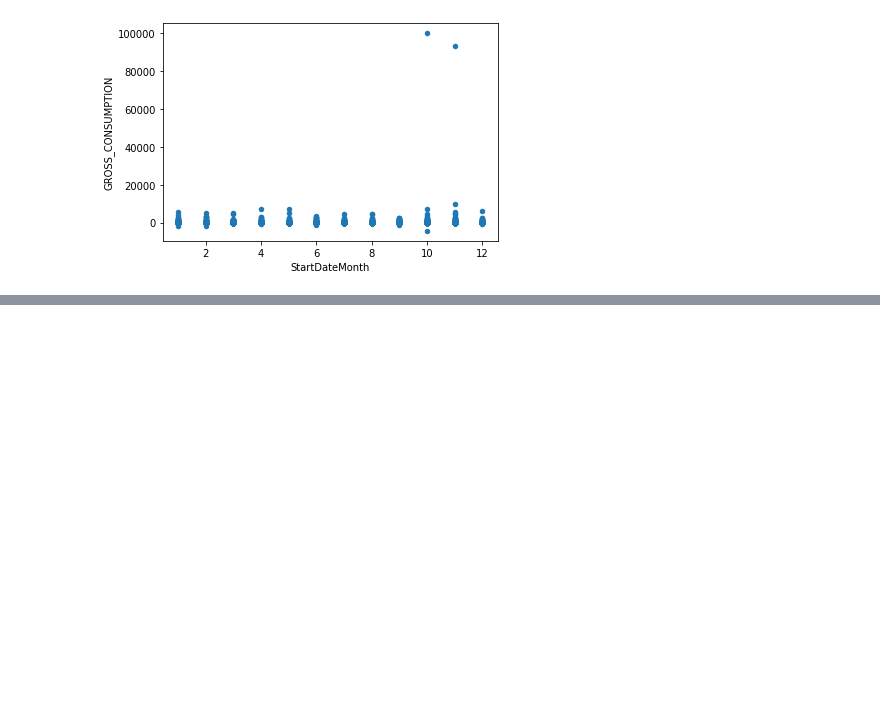
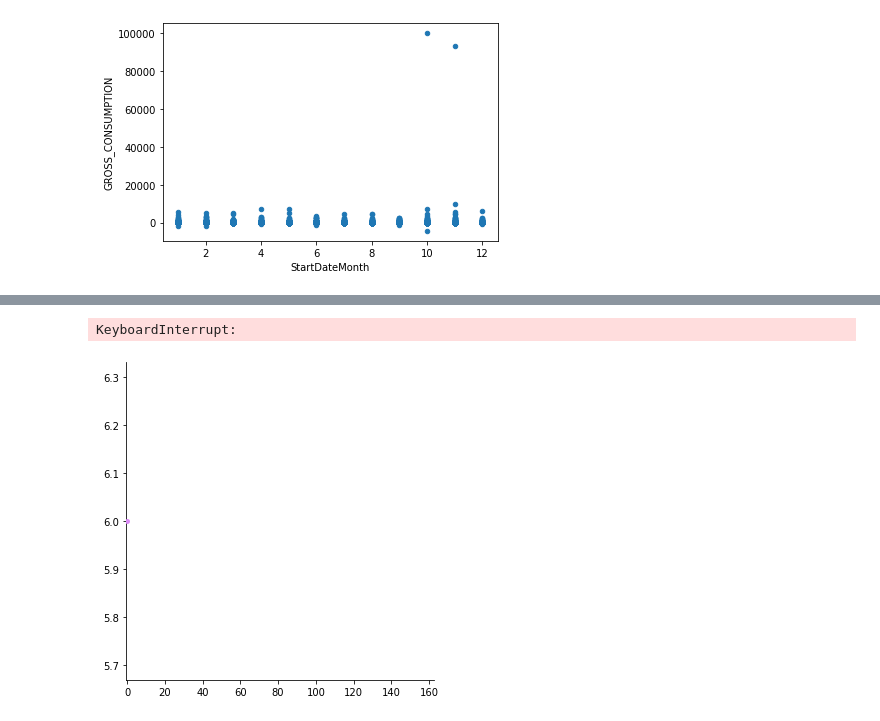
Before and after one commit to wiem-azzabi/Smart_Meter, a Jupyter notebook: synthetic-data.ipynb, the cells around one changed output, grey strips where cells are left out. Cells and saved outputs as stored; diff of their text form; code cells hidden in the pictures; blank space fills up the shorter version.

```diff
--- a/synthetic-data.ipynb
+++ b/synthetic-data.ipynb
@@ -300,0 +332,5 @@ NameError: name 'df' is not defined
+# %%
+sns.catplot(data=df.head(1100), kind="swarm", x="READING_START_DATE", y="GROSS_CONSUMPTION", hue="METER_KEY")
+# %% [output]
+KeyboardInterrupt:
+[figure, added]
```
Also changed, not shown: parts of 9 cells of this notebook.
